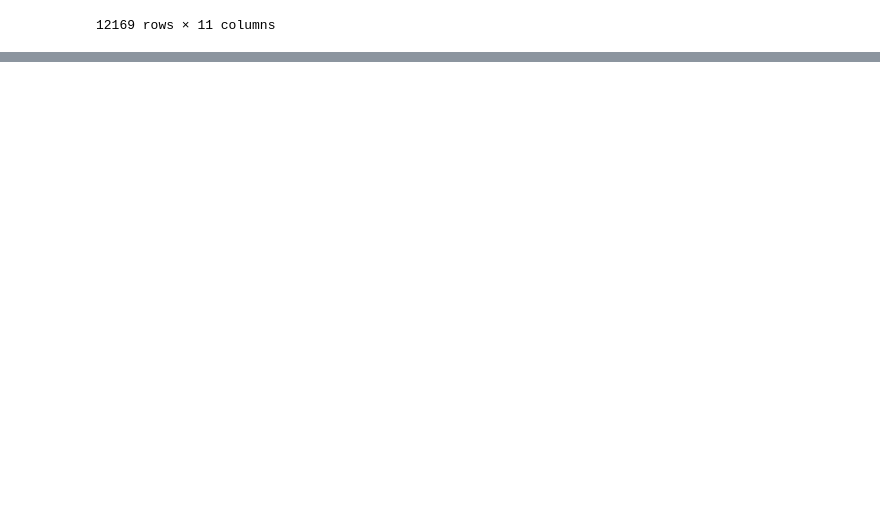
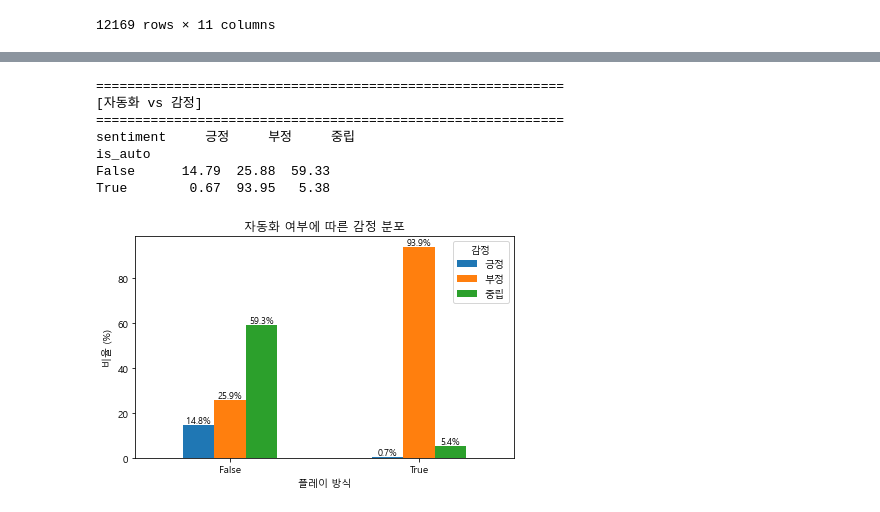
Before and after one commit to SsongSeta/Control_Defines_Difficulty, a Jupyter notebook: 1_code/01_4_EDA_comment.ipynb, the cells around one changed output, grey strips where cells are left out. Drawn from its saved outputs; the diff is of its cells as text; code cells hidden in the pictures; blank space fills up the shorter version.

```diff
--- a/1_code/01_4_EDA_comment.ipynb
+++ b/1_code/01_4_EDA_comment.ipynb
@@ -612,0 +793,26 @@ df.to_csv(OUTPUT_PATH, index=False, encoding="utf-8-sig")
+# %%
+# 자동화 vs 감정
+print("\n" + "="*60)
+print("[자동화 vs 감정]")
+print("="*60)
+
+auto_sent = pd.crosstab(df_clean["is_auto"], df_clean["sentiment"], normalize="index") * 100
+print(auto_sent.round(2))
+
+add_labels(auto_sent.plot(kind="bar"))
+plt.title("자동화 여부에 따른 감정 분포")
+plt.xlabel("플레이 방식")
+plt.ylabel("비율 (%)")
+plt.xticks(rotation=0)
+plt.legend(title="감정")
+plt.tight_layout()
+plt.show()
+# %% [output]
+============================================================
+[자동화 vs 감정]
+============================================================
+sentiment     긍정     부정     중립
+is_auto
+False      14.79  25.88  59.33
+True        0.67  93.95   5.38
+[figure, added]
```
Also changed, not shown: parts of 19 cells of this notebook.
